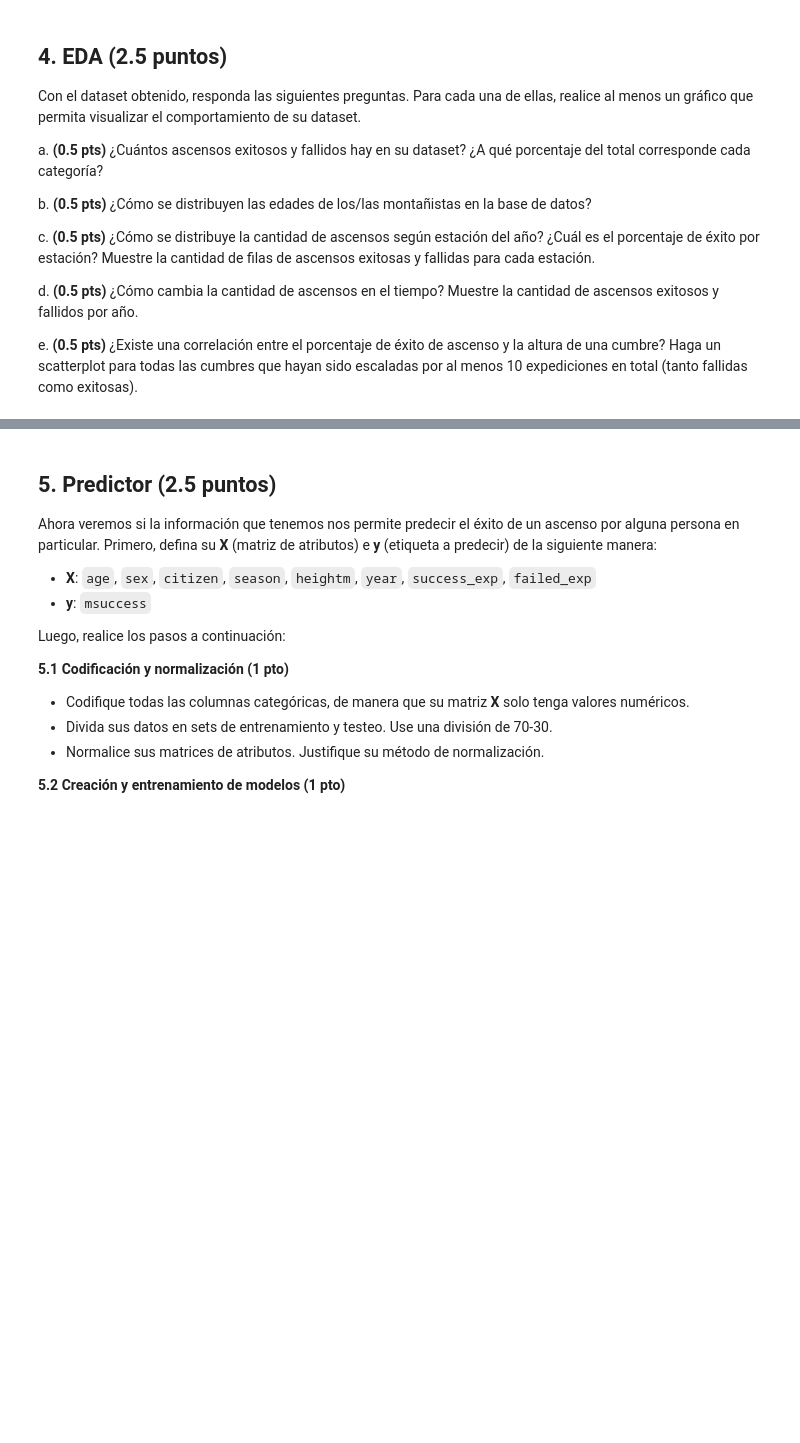
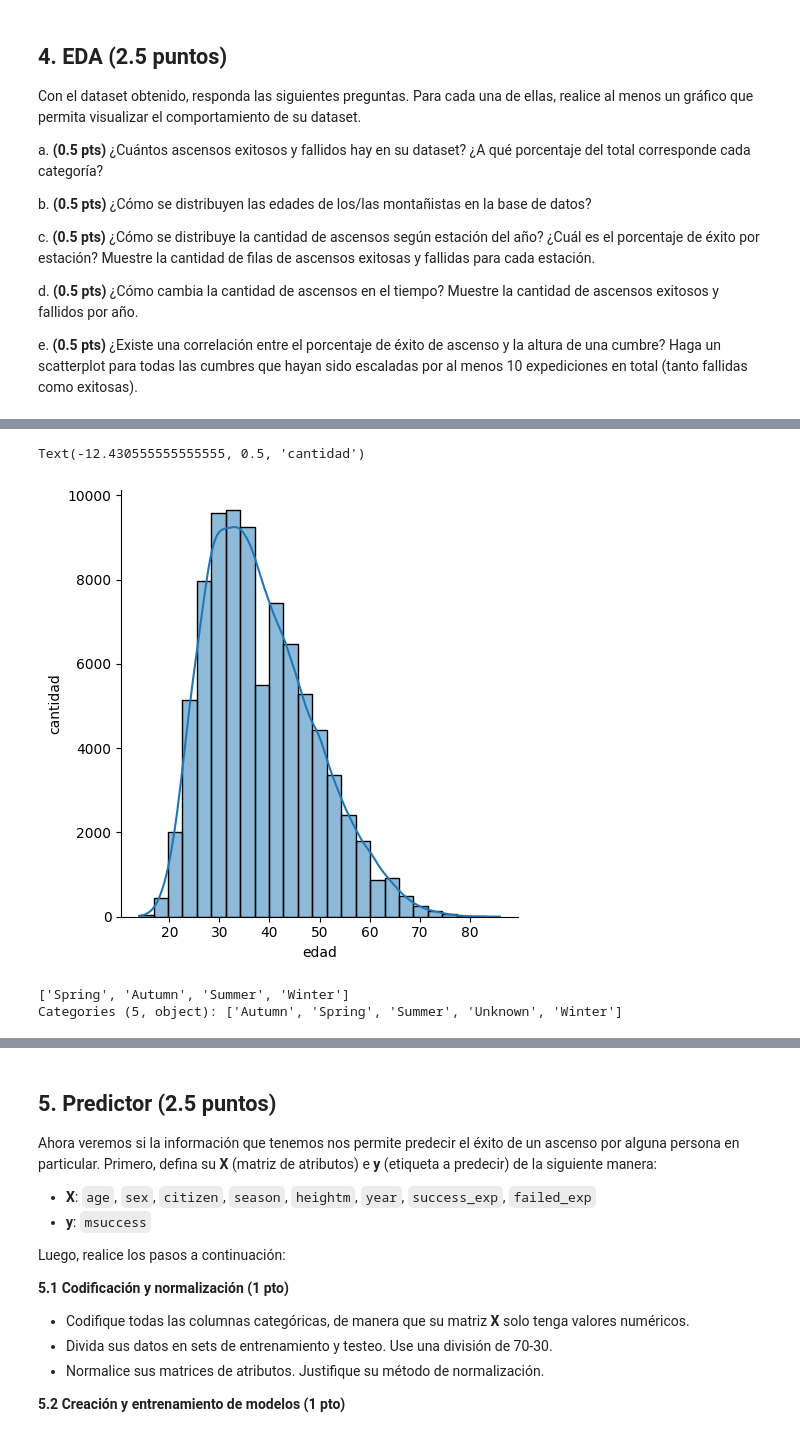
Before and after one commit to Cristobal-Lyon-Diaz/IMT2200-Cristobal-Lyon, a Jupyter notebook: tarea 04/IMT2200-25s2 - Tarea 04.ipynb, the cells around one changed output, grey strips where cells are left out. Drawn from its saved outputs; the diff is of its cells as text; code cells hidden in the pictures; blank space fills up the shorter version.

```diff
--- a/tarea 04/IMT2200-25s2 - Tarea 04.ipynb
+++ b/tarea 04/IMT2200-25s2 - Tarea 04.ipynb
@@ -409,0 +707,12 @@ e. **(0.5 pts)** ¿Existe una correlación entre el porcentaje de éxito de asce
+# %%
+sns.displot(df_final['age'], kde=True, bins=25)
+plt.xlabel('edad')
+plt.ylabel('cantidad')
+# %% [output]
+Text(-12.430555555555555, 0.5, 'cantidad')
+[figure, added]
+# %%
+df_final['season'].unique()
+# %% [output]
+['Spring', 'Autumn', 'Summer', 'Winter']
+Categories (5, object): ['Autumn', 'Spring', 'Summer', 'Unknown', 'Winter']
```
Also changed, not shown: parts of 44 cells of this notebook.
